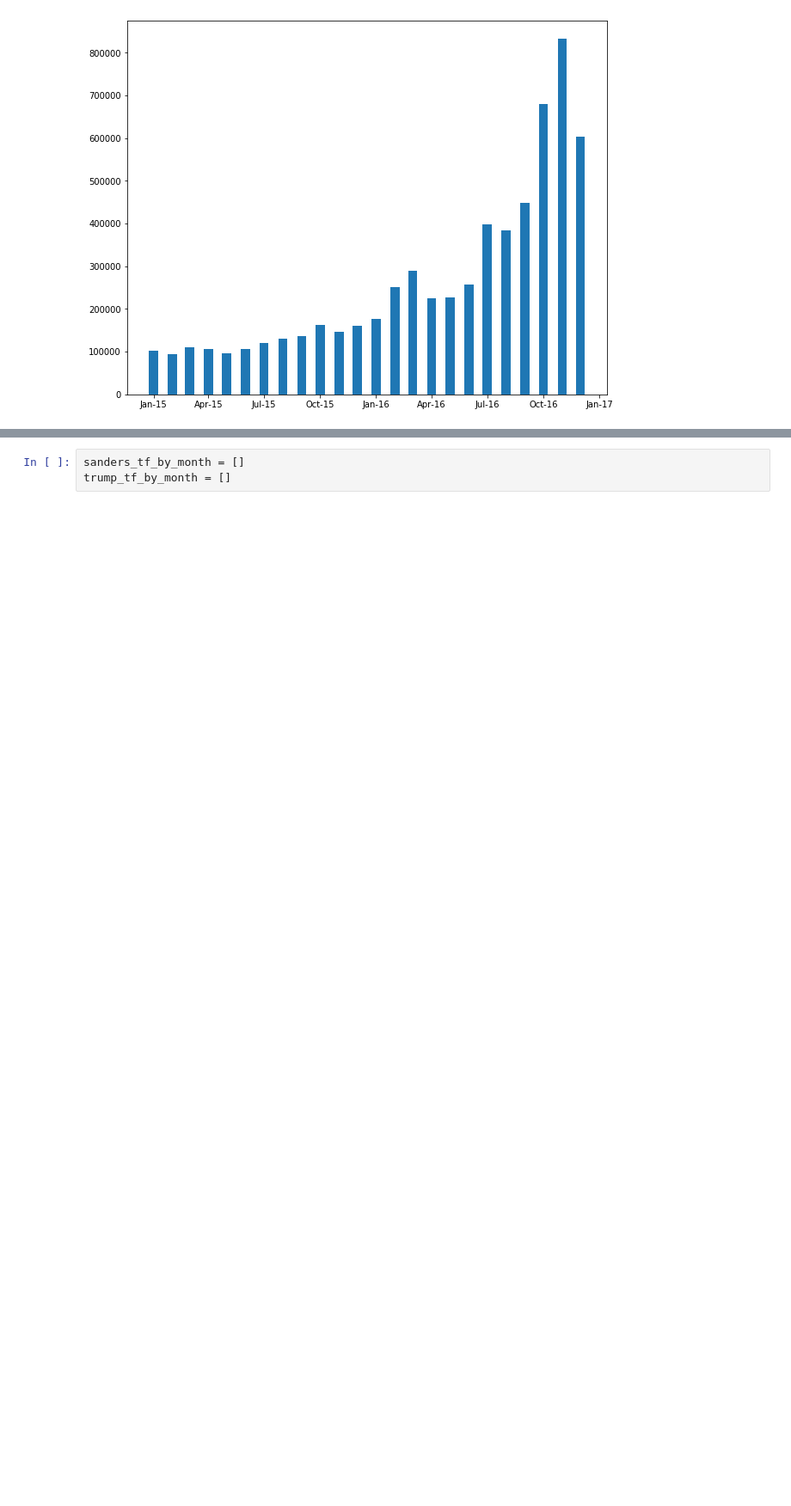
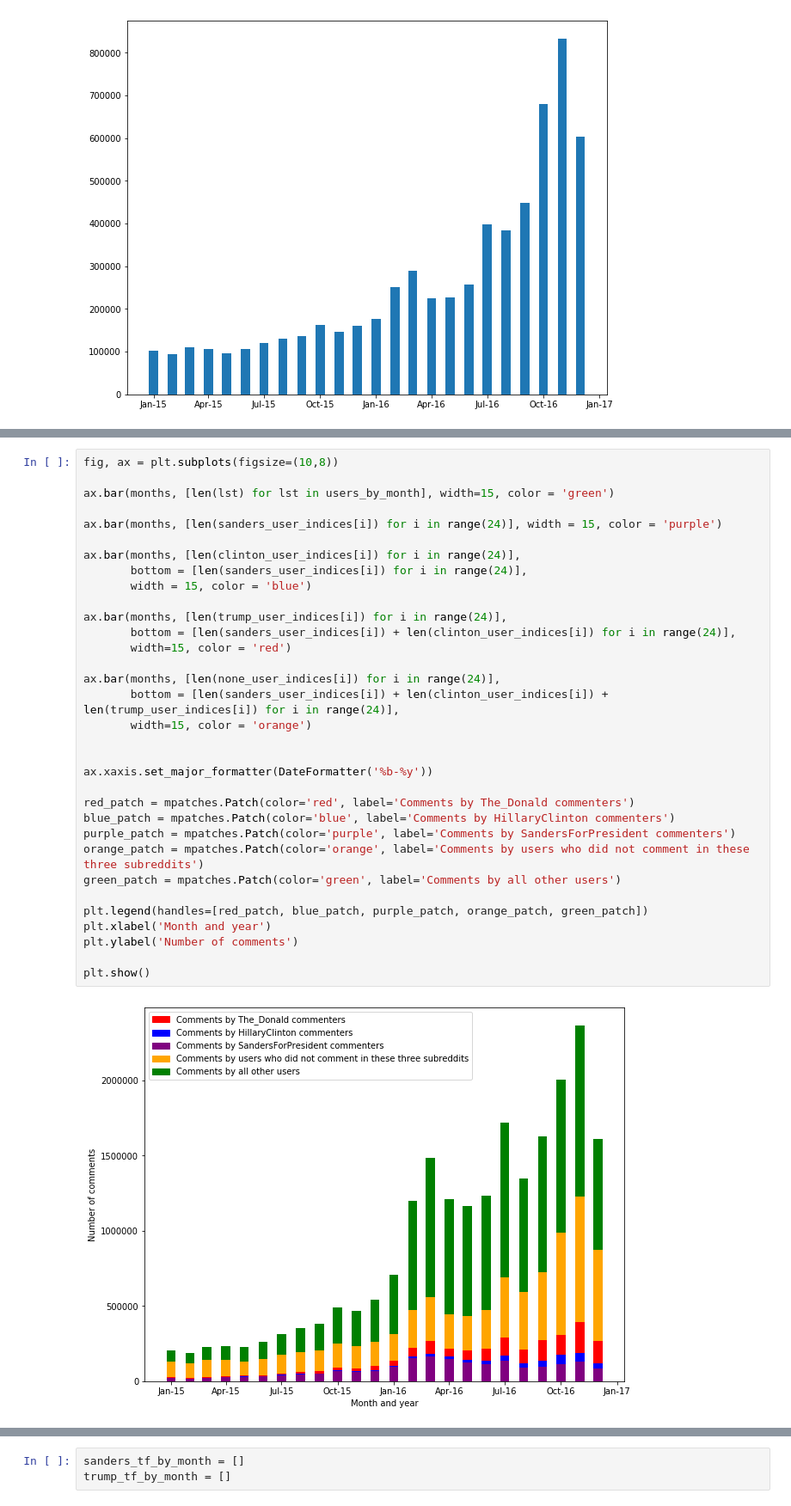
Before and after one commit to SourabhChakraborty/undergrad_thesis, a Jupyter notebook: Polarization_over_time.ipynb, the cells around one changed output, grey strips where cells are left out. Shown at 86% size. Saved outputs shown, nothing was run; the diff lists cells and outputs as text; blank space fills up the shorter version.

```diff
--- a/Polarization_over_time.ipynb
+++ b/Polarization_over_time.ipynb
@@ -130,3 +156,38 @@ plt.show()
+# %%
+fig, ax = plt.subplots(figsize=(10,8))
+
+ax.bar(months, [len(lst) for lst in users_by_month], width=15, color = 'green')
+
+ax.bar(months, [len(sanders_user_indices[i]) for i in range(24)], width = 15, color = 'purple')
+
+ax.bar(months, [len(clinton_user_indices[i]) for i in range(24)],
+       bottom = [len(sanders_user_indices[i]) for i in range(24)],
+       width = 15, color = 'blue')
+
+ax.bar(months, [len(trump_user_indices[i]) for i in range(24)],
+       bottom = [len(sanders_user_indices[i]) + len(clinton_user_indices[i]) for i in range(24)],
+       width=15, color = 'red')
+
+ax.bar(months, [len(none_user_indices[i]) for i in range(24)],
+       bottom = [len(sanders_user_indices[i]) + len(clinton_user_indices[i]) + len(trump_user_indices[i]) for i in range(24)],
+       width=15, color = 'orange')
+
+
+ax.xaxis.set_major_formatter(DateFormatter('%b-%y'))
+
+red_patch = mpatches.Patch(color='red', label='Comments by The_Donald commenters')
+blue_patch = mpatches.Patch(color='blue', label='Comments by HillaryClinton commenters')
+purple_patch = mpatches.Patch(color='purple', label='Comments by SandersForPresident commenters')
+orange_patch = mpatches.Patch(color='orange', label='Comments by users who did not comment in these three subreddits')
+green_patch = mpatches.Patch(color='green', label='Comments by all other users')
+
+plt.legend(handles=[red_patch, blue_patch, purple_patch, orange_patch, green_patch])
+plt.xlabel('Month and year')
+plt.ylabel('Number of comments')
+
+plt.show()
+# %% [output]
+[figure, added]
 # %%
 fig, ax = plt.subplots(figsize=(10,8))
 
```
Also changed, not shown: parts of 4 cells of this notebook, 10 other files.
